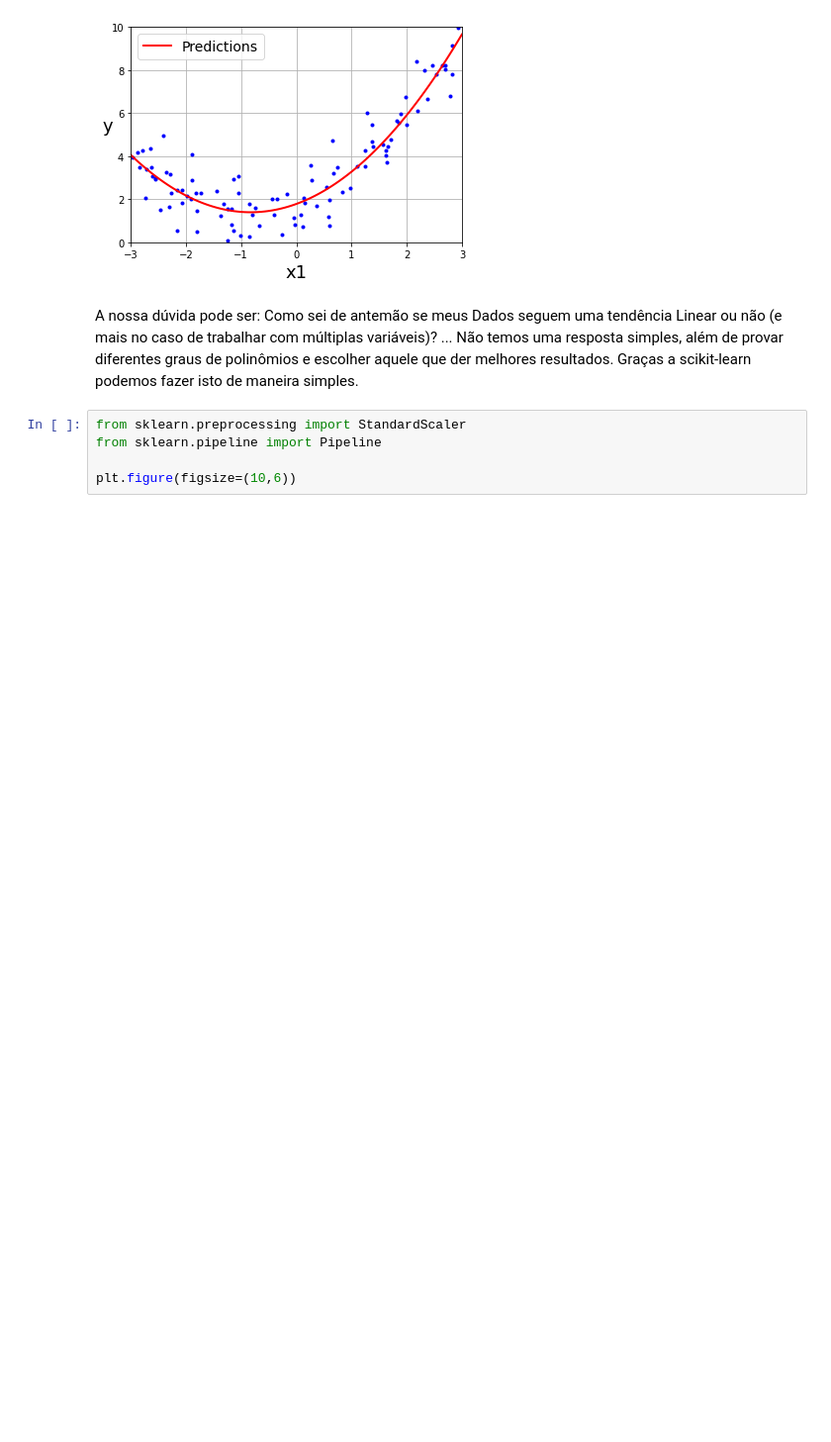
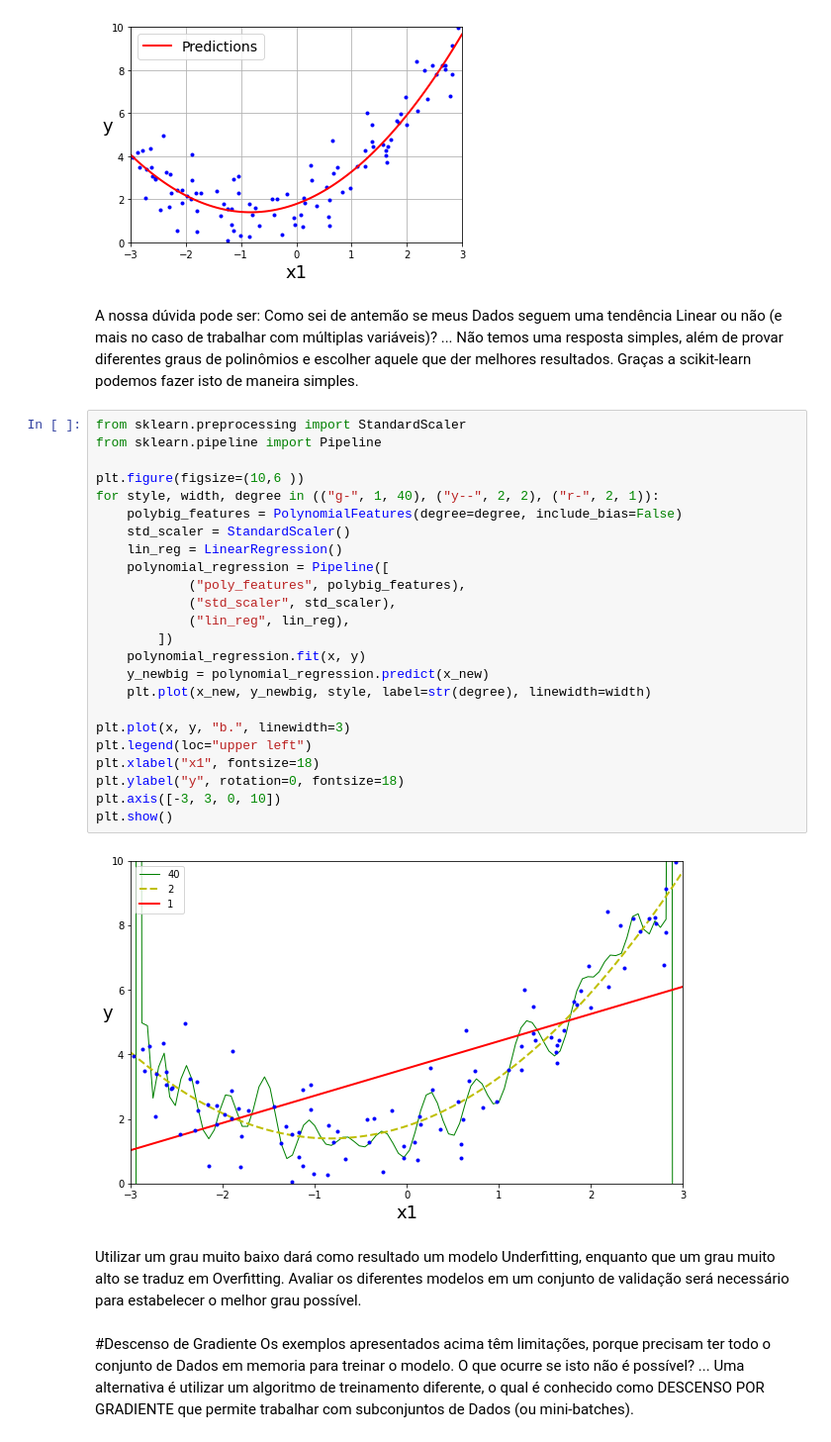
Before and after one commit to KARINAgoncalvesSOARES/Machine_Learning, a Jupyter notebook: machinelearning_regresaolinear.ipynb, the cells around one changed output. Shown at 99% size. Saved outputs shown, nothing was run; the diff lists cells and outputs as text; blank space fills up the shorter version.

```diff
--- a/machinelearning_regresaolinear.ipynb
+++ b/machinelearning_regresaolinear.ipynb
@@ -143,8 +143,34 @@ plt.show()
 [figure]
 # %% [markdown]
 A nossa dúvida pode ser: Como sei de antemão se meus Dados seguem uma tendência Linear ou não (e mais no caso de trabalhar com múltiplas variáveis)? ... Não temos uma resposta simples, além de provar diferentes graus de polinômios e escolher aquele que der melhores resultados. Graças a scikit-learn podemos fazer isto de maneira simples.
-# %%
-from sklearn.preprocessing import StandardScaler
-from sklearn.pipeline import Pipeline
-
-plt.figure(figsize=(10,6))
+# %%
+from sklearn.preprocessing import StandardScaler
+from sklearn.pipeline import Pipeline
+
+plt.figure(figsize=(10,6 ))
+for style, width, degree in (("g-", 1, 40), ("y--", 2, 2), ("r-", 2, 1)):
+    polybig_features = PolynomialFeatures(degree=degree, include_bias=False)
+    std_scaler = StandardScaler()
+    lin_reg = LinearRegression()
+    polynomial_regression = Pipeline([
+            ("poly_features", polybig_features),
+            ("std_scaler", std_scaler),
+            ("lin_reg", lin_reg),
+        ])
+    polynomial_regression.fit(x, y)
+    y_newbig = polynomial_regression.predict(x_new)
+    plt.plot(x_new, y_newbig, style, label=str(degree), linewidth=width)
+
+plt.plot(x, y, "b.", linewidth=3)
+plt.legend(loc="upper left")
+plt.xlabel("x1", fontsize=18)
+plt.ylabel("y", rotation=0, fontsize=18)
+plt.axis([-3, 3, 0, 10])
+plt.show()
+# %% [output]
+[figure, added]
+# %% [markdown]
+Utilizar um grau muito baixo dará como resultado um modelo Underfitting, enquanto que um grau muito alto se traduz em Overfitting. Avaliar os diferentes modelos em um conjunto de validação será necessário para estabelecer o melhor grau possível.
+# %% [markdown]
+#Descenso de Gradiente
+Os exemplos apresentados acima têm limitações, porque precisam ter todo o conjunto de Dados em memoria para treinar o modelo. O que ocurre se isto não é possível? ... Uma alternativa é utilizar um algoritmo de treinamento diferente, o qual é conhecido como DESCENSO POR GRADIENTE que permite trabalhar com subconjuntos de Dados (ou mini-batches).
```
Also changed, not shown: parts of 5 cells of this notebook.
